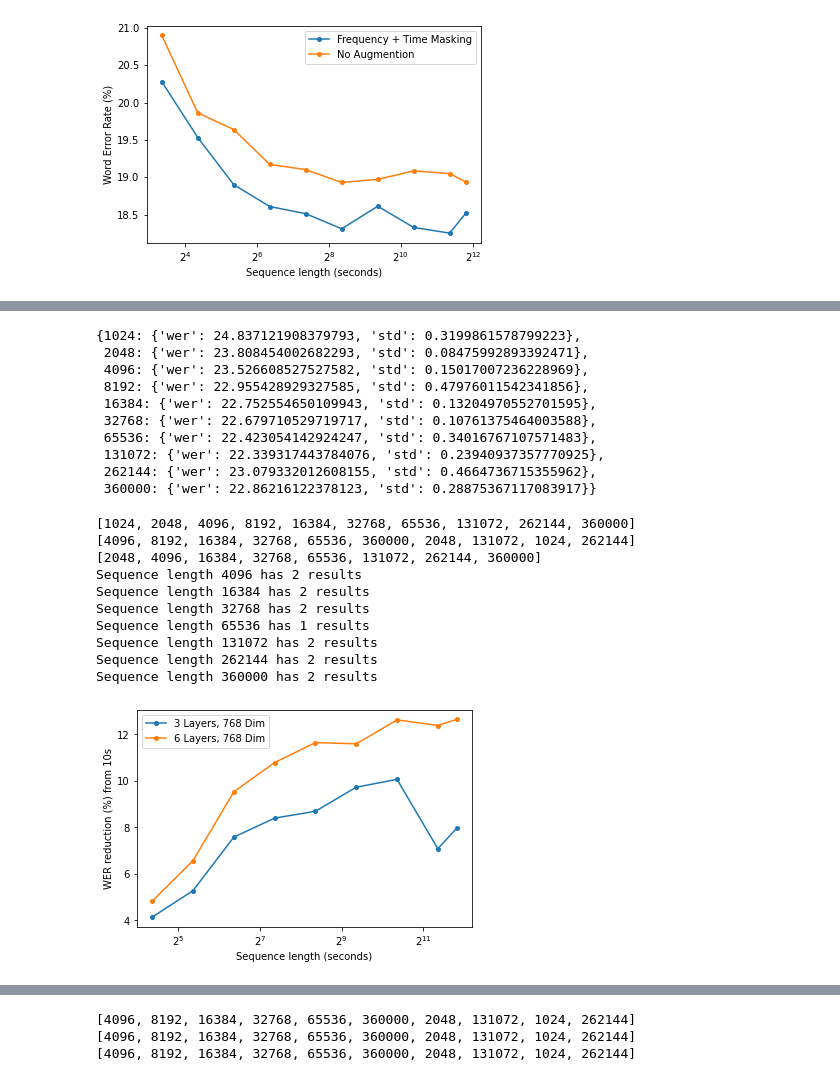
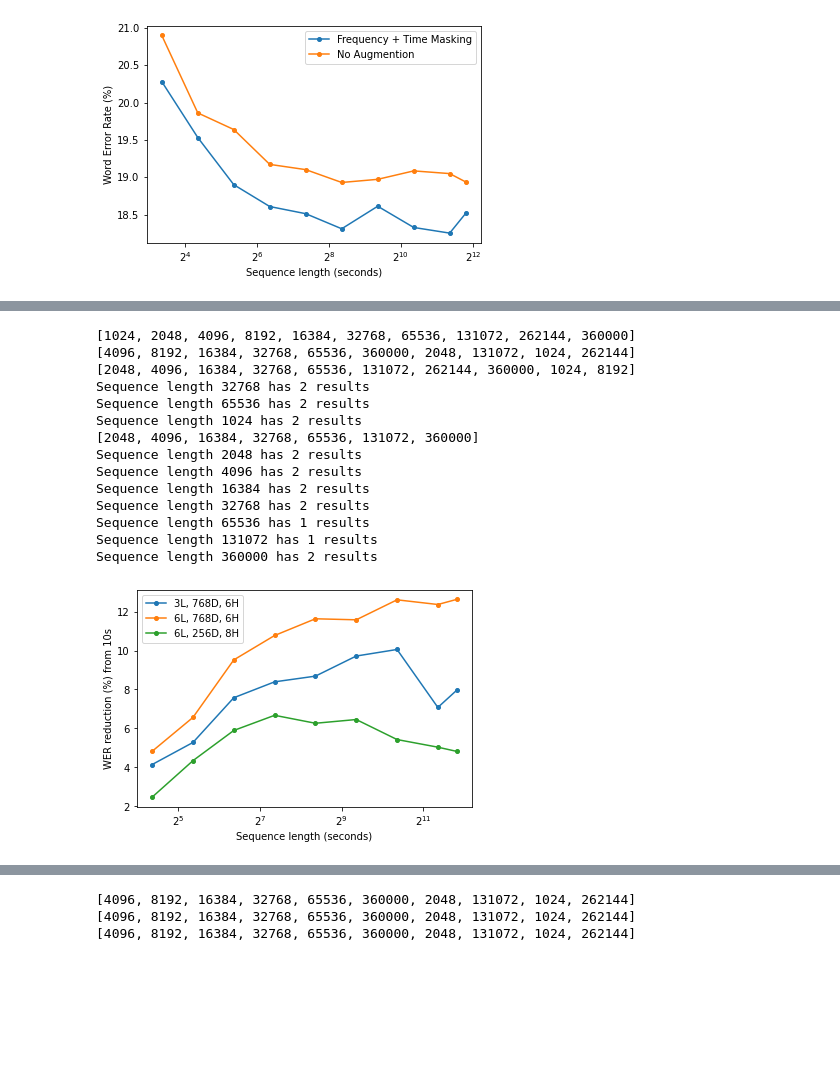
Before and after one commit to robflynnyh/long-context-asr, a Jupyter notebook: eval/results/eval.ipynb, the cells around one changed output, grey strips where cells are left out. Cells and saved outputs as stored; diff of their text form; code cells hidden in the pictures; blank space fills up the shorter version.

```diff
--- a/eval/results/eval.ipynb
+++ b/eval/results/eval.ipynb
@@ -126,48 +121,44 @@ Sequence length 360000 has 2 results
-# %%
-csv1_data_dict
-# %% [output]
-{1024: {'wer': 24.837121908379793, 'std': 0.3199861578799223},
- 2048: {'wer': 23.808454002682293, 'std': 0.08475992893392471},
- 4096: {'wer': 23.526608527527582, 'std': 0.15017007236228969},
- 8192: {'wer': 22.955428929327585, 'std': 0.47976011542341856},
- 16384: {'wer': 22.752554650109943, 'std': 0.13204970552701595},
- 32768: {'wer': 22.679710529719717, 'std': 0.10761375464003588},
- 65536: {'wer': 22.423054142924247, 'std': 0.34016767107571483},
- 131072: {'wer': 22.339317443784076, 'std': 0.23940937357770925},
- 262144: {'wer': 23.079332012608155, 'std': 0.4664736715355962},
- 360000: {'wer': 22.86216122378123, 'std': 0.28875367117083917}}
 # %%
 csv1 = pd.read_csv('evals_rotary_pos_3l.csv', sep=',')
 csv2 = pd.read_csv('evals_rb.csv', sep=',')
 csv3 = pd.read_csv('evals_rotary_pos_6l_256d.csv', sep=',')
+csv4 = pd.read_csv('evals_rotary_pos_12l_256d.csv', sep=',')
 
 seq_lens = [512*2**(i+1) for i in range(9)] + [360000]
 
-csv1_data_dict = get_data(df=csv1, dataset='earnings22', split='test')
-csv2_data_dict = get_data(df=csv2, dataset='earnings22', split='test')
-csv3_data_dict = get_data(df=csv3, dataset='earnings22', split='test')
+split = 'test'
+dataset = 'earnings22'
+csv1_data_dict = get_data(df=csv1, dataset=dataset, split=split)
+csv2_data_dict = get_data(df=csv2, dataset=dataset, split=split)
+csv3_data_dict = get_data(df=csv3, dataset=dataset, split=split)
+csv4_data_dict = get_data(df=csv4, dataset=dataset, split=split, return_all=True)
 
 plt.xscale('log', basex=2)
-plt.plot([el/100 for el in seq_lens[1:]], [get_percentage_decrease_json(csv1_data_dict, min_key=1024)[seq_len] for seq_len in seq_lens[1:]], label='3 Layers, 768 Dim', marker='o', markersize=4)
-plt.plot([el/100 for el in seq_lens[1:]], [get_percentage_decrease_json(csv2_data_dict, min_key=1024)[seq_len] for seq_len in seq_lens[1:]], label='6 Layers, 768 Dim', marker='o', markersize=4)
+plt.plot([el/100 for el in seq_lens[1:]], [get_percentage_decrease_json(csv1_data_dict, min_key=1024)[seq_len] for seq_len in seq_lens[1:]], label='3L, 768D, 6H', marker='o', markersize=4)
+plt.plot([el/100 for el in seq_lens[1:]], [get_percentage_decrease_json(csv2_data_dict, min_key=1024)[seq_len] for seq_len in seq_lens[1:]], label='6L, 768D, 6H', marker='o', markersize=4)
+plt.plot([el/100 for el in seq_lens[1:]], [get_percentage_decrease_json(csv3_data_dict, min_key=1024)[seq_len] for seq_len in seq_lens[1:]], label='6L, 256D, 8H', marker='o', markersize=4)
 
 plt.legend()
 plt.xlabel('Sequence length (seconds)')
 plt.ylabel('WER reduction (%) from 10s')
-plt.savefig('model_sizes.pdf', bbox_inches='tight')
+plt.savefig('model_sizes_dev.pdf', bbox_inches='tight')
 plt.show()
 # %% [output]
 [1024, 2048, 4096, 8192, 16384, 32768, 65536, 131072, 262144, 360000]
 [4096, 8192, 16384, 32768, 65536, 360000, 2048, 131072, 1024, 262144]
-[2048, 4096, 16384, 32768, 65536, 131072, 262144, 360000]
+[2048, 4096, 16384, 32768, 65536, 131072, 262144, 360000, 1024, 8192]
+Sequence length 32768 has 2 results
+Sequence length 65536 has 2 results
+Sequence length 1024 has 2 results
+[2048, 4096, 16384, 32768, 65536, 131072, 360000]
+Sequence length 2048 has 2 results
 Sequence length 4096 has 2 results
 Sequence length 16384 has 2 results
 Sequence length 32768 has 2 results
 Sequence length 65536 has 1 results
-Sequence length 131072 has 2 results
-Sequence length 262144 has 2 results
+Sequence length 131072 has 1 results
 Sequence length 360000 has 2 results
-[figure, old version]
+[figure, new version]
 # %%
 csv.loc[csv['dataset'] == 'earnings22'].loc[csv['split'] == 'dev']
 # %% [output]
```
Also changed, not shown: parts of 5 cells of this notebook, 8 other files.
